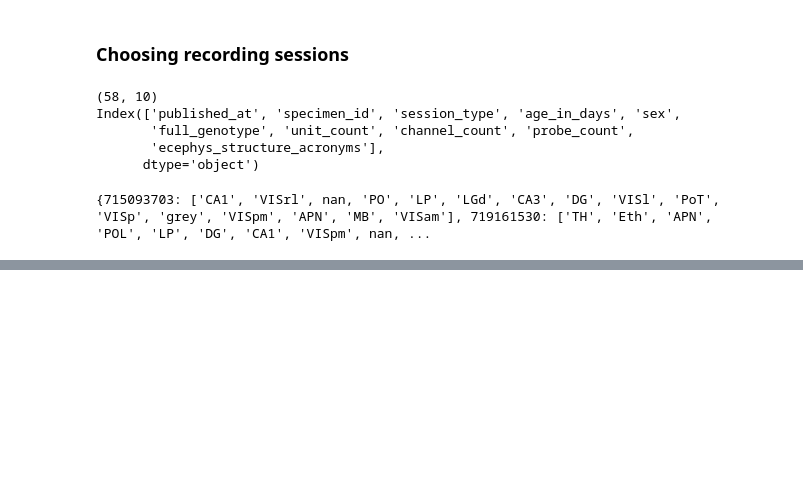
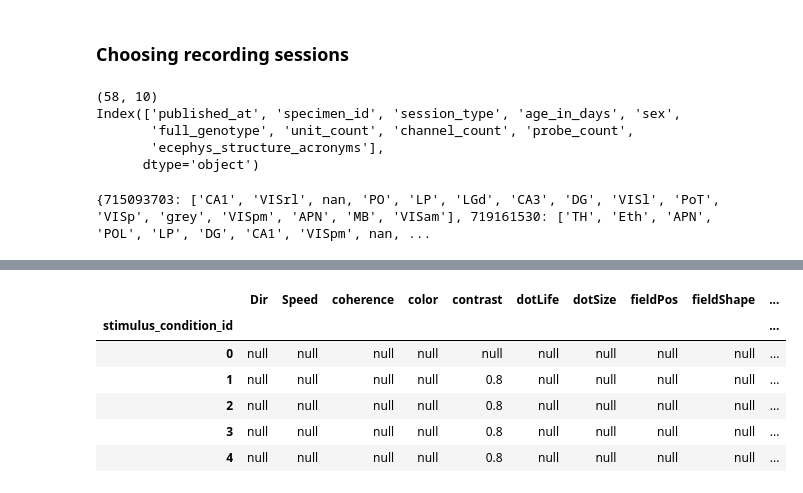
Before and after one commit to ikharitonov/allen-neuropixel-LFPs, a Jupyter notebook: quickstart.ipynb, the cells around one changed output, grey strips where cells are left out. Saved outputs shown, nothing was run; the diff lists cells and outputs as text; code cells hidden in the pictures; blank space fills up the shorter version.

```diff
--- a/quickstart.ipynb
+++ b/quickstart.ipynb
@@ -394,0 +416,10 @@ LP units = 0
+# %%
+session.stimulus_conditions.head()
+# %% [output]
+|  | Dir | Speed | coherence | color | contrast | dotLife | dotSize | fieldPos | fieldShape | ... |
+| stimulus_condition_id |  |  |  |  |  |  |  |  |  | ... |
+| 0 | null | null | null | null | null | null | null | null | null | ... |
+| 1 | null | null | null | null | 0.8 | null | null | null | null | ... |
+| 2 | null | null | null | null | 0.8 | null | null | null | null | ... |
+| 3 | null | null | null | null | 0.8 | null | null | null | null | ... |
+| 4 | null | null | null | null | 0.8 | null | null | null | null | ... |
```
Also changed, not shown: parts of 19 cells of this notebook, 1 other file.
